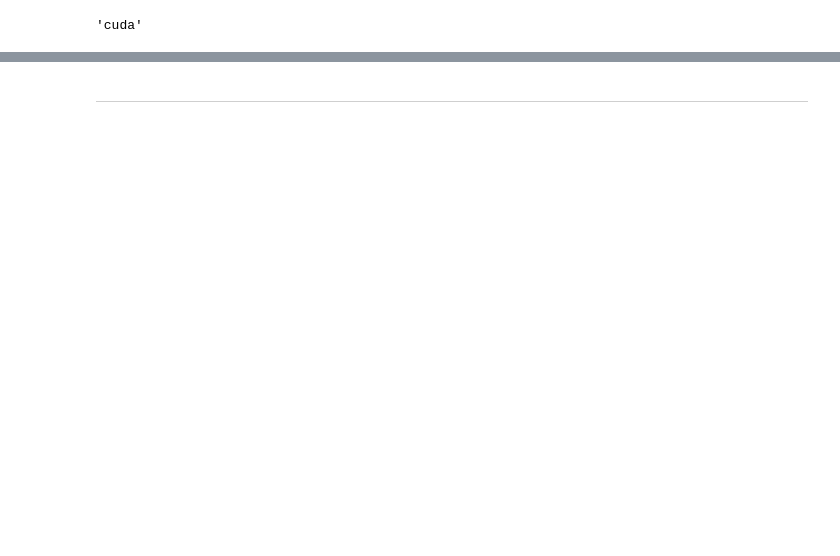
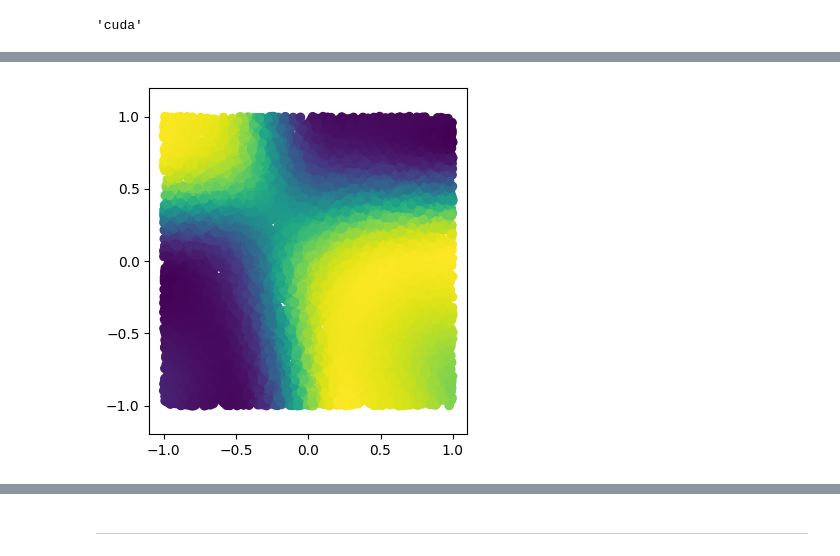
Before and after one commit to TheSun00000/fre_experiments, a Jupyter notebook: crazy.ipynb, the cells around one changed output, grey strips where cells are left out. Cells and saved outputs as stored; diff of their text form; code cells hidden in the pictures; blank space fills up the shorter version.

```diff
--- a/crazy.ipynb
+++ b/crazy.ipynb
@@ -98,0 +323,22 @@ plt.hist(y.detach())
+# %%
+# z1 = torch.normal(0, 1, size=(1, z_dim,))
+z2 = torch.rand(1, z_dim) * 2 - 1
+
+x = torch.concat(
+    (
+        eval_s.unsqueeze(0).repeat(1, 1, 1) * 1,
+        z2.unsqueeze(1).repeat(1, eval_s.shape[0], 1)
+    ),
+    dim=-1
+)
+
+x = x.to(device)
+r = model(x).squeeze(-1)
+
+plt.figure(figsize=(4, 4))
+plt.scatter(eval_s[:, 0], eval_s[:, 1], c=r.detach().cpu())
+plt.axis("equal")
+plt.tight_layout()
+plt.show()
+# %% [output]
+[figure, added]
```
Also changed, not shown: parts of 30 cells of this notebook, 4 other files.
